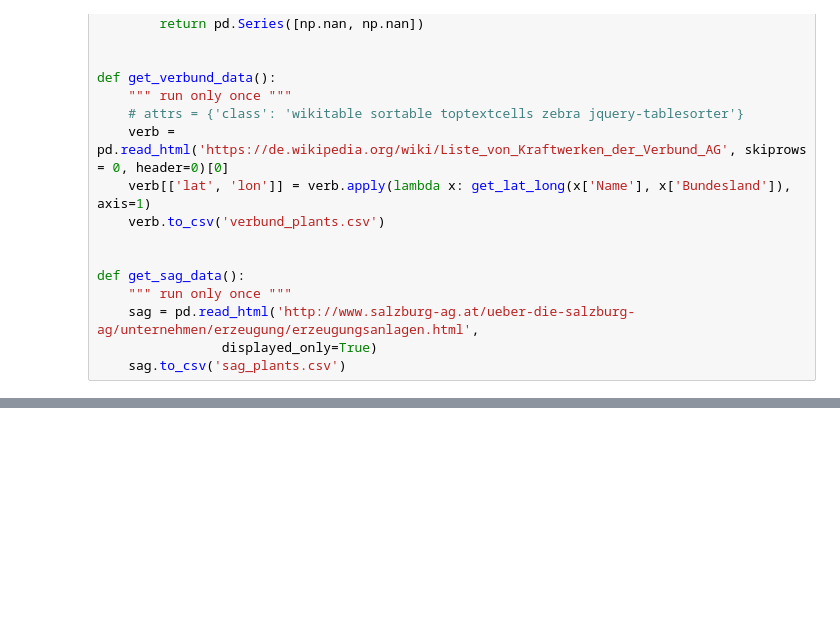
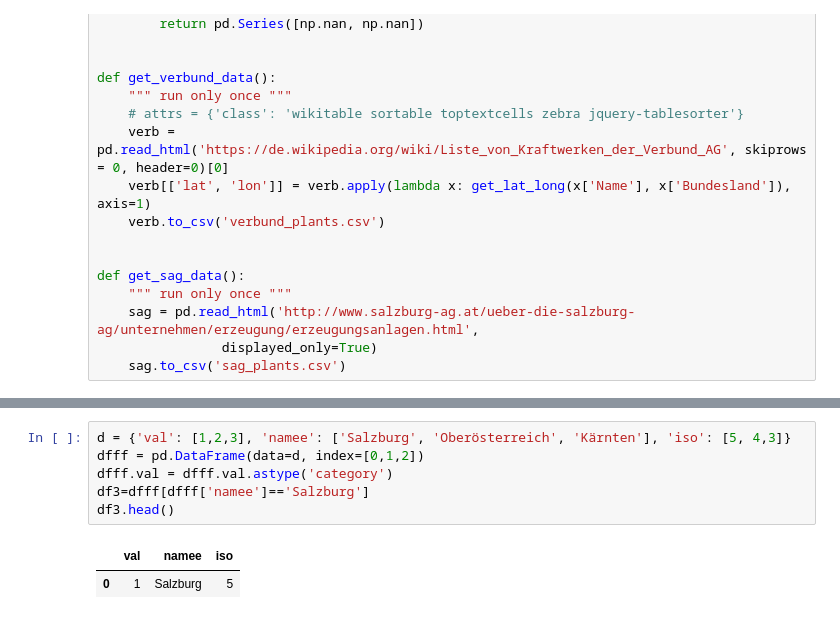
Before and after one commit to AReburg/EnergyMarket, a Jupyter notebook: nb/kraftwerke_austria.ipynb, the cells around one changed output, grey strips where cells are left out. Drawn from its saved outputs; the diff is of its cells as text; blank space fills up the shorter version.

Commit message:
updated salzburg chart

```diff
--- a/nb/kraftwerke_austria.ipynb
+++ b/nb/kraftwerke_austria.ipynb
@@ -129,0 +173,9 @@ df.head()
+# %%
+d = {'val': [1,2,3], 'namee': ['Salzburg', 'Oberösterreich', 'Kärnten'], 'iso': [5, 4,3]}
+dfff = pd.DataFrame(data=d, index=[0,1,2])
+dfff.val = dfff.val.astype('category')
+df3=dfff[dfff['namee']=='Salzburg']
+df3.head()
+# %% [output]
+|  | val | namee | iso |
+| 0 | 1 | Salzburg | 5 |
```
Also changed, not shown: parts of 10 cells of this notebook, 2 other files.
